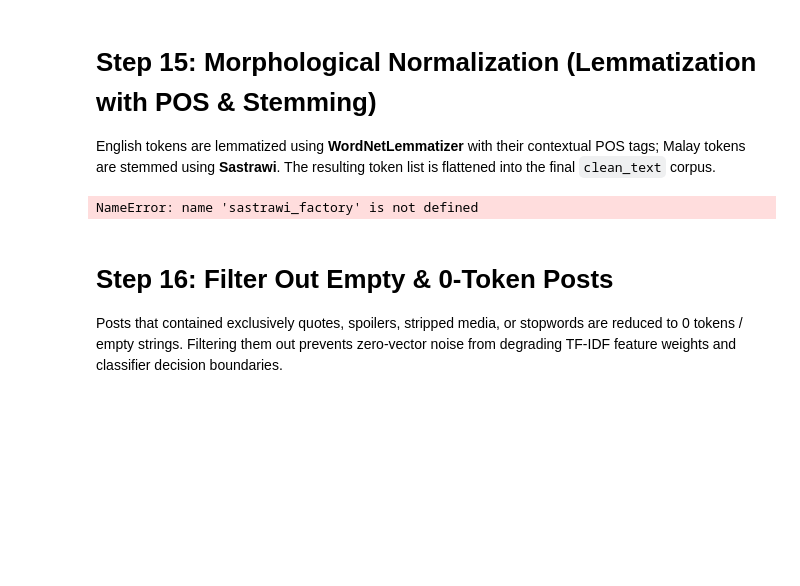
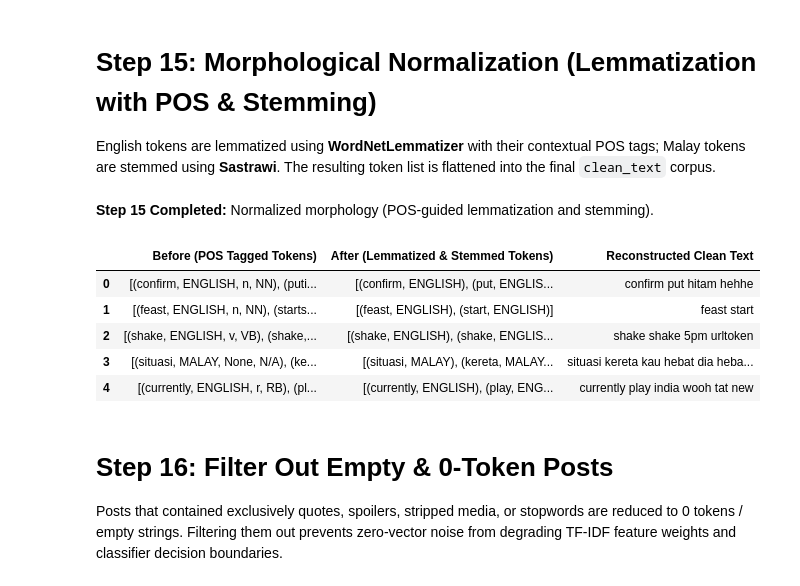
Before and after one commit to wjnotl/online-forum-communicative-intent-classification, a Jupyter notebook: intent classification.ipynb, the cells around one changed output. Drawn from its saved outputs; the diff is of its cells as text; code cells hidden in the pictures; blank space fills up the shorter version.

```diff
--- a/intent classification.ipynb
+++ b/intent classification.ipynb
@@ -1232,36 +1232,44 @@ display(sample_pos_df)
 English tokens are lemmatized using **WordNetLemmatizer** with their contextual POS tags; Malay tokens are stemmed using **Sastrawi**. The resulting token list is flattened into the final `clean_text` corpus.
 # %%
 from nltk.stem import WordNetLemmatizer
+from Sastrawi.Stemmer.StemmerFactory import StemmerFactory
 
 nltk_download('wordnet', quiet=True)
 
 lemmatizer = WordNetLemmatizer()
-malay_stemmer = sastrawi_factory.create_stemmer()
+stemmer_factory = StemmerFactory()
+malay_stemmer = stemmer_factory.create_stemmer()
 def lemmatize_and_stem(pos_tagged_tokens):
     processed = []
     for word, lang_tag, wn_pos, _ in pos_tagged_tokens:
         if lang_tag == "ENGLISH":
             # Lemmatize using contextual WordNet POS tag
             processed.append((lemmatizer.lemmatize(word, pos=wn_pos), lang_tag))
         elif lang_tag == "MALAY":
             processed.append((malay_stemmer.stem(word), lang_tag))
         else:
             processed.append((word, lang_tag))
     return processed
 
 # Apply Step 15
 df['morph_tokens'] = df['pos_tagged_tokens'].apply(lemmatize_and_stem)
 df['clean_text'] = df['morph_tokens'].apply(lambda t_list: ' '.join([t[0] for t in t_list]))
 
 printmd("**Step 15 Completed:** Normalized morphology (POS-guided lemmatization and stemming).")
 sample_morph_df = pd.DataFrame({
     "Before (POS Tagged Tokens)": df['pos_tagged_tokens'].head(5),
     "After (Lemmatized & Stemmed Tokens)": df['morph_tokens'].head(5),
     "Reconstructed Clean Text": df['clean_text'].head(5)
 })
 display(sample_morph_df)
 # %% [output]
-NameError: name 'sastrawi_factory' is not defined
+**Step 15 Completed:** Normalized morphology (POS-guided lemmatization and stemming).
+|  | Before (POS Tagged Tokens) | After (Lemmatized & Stemmed Tokens) | Reconstructed Clean Text |
+| 0 | [(confirm, ENGLISH, n, NN), (puti... | [(confirm, ENGLISH), (put, ENGLIS... | confirm put hitam hehhe |
+| 1 | [(feast, ENGLISH, n, NN), (starts... | [(feast, ENGLISH), (start, ENGLISH)] | feast start |
+| 2 | [(shake, ENGLISH, v, VB), (shake,... | [(shake, ENGLISH), (shake, ENGLIS... | shake shake 5pm urltoken |
+| 3 | [(situasi, MALAY, None, N/A), (ke... | [(situasi, MALAY), (kereta, MALAY... | situasi kereta kau hebat dia heba... |
+| 4 | [(currently, ENGLISH, r, RB), (pl... | [(currently, ENGLISH), (play, ENG... | currently play india wooh tat new |
 # %% [markdown]
 # Step 16: Filter Out Empty & 0-Token Posts
 Posts that contained exclusively quotes, spoilers, stripped media, or stopwords are reduced to 0 tokens / empty strings. Filtering them out prevents zero-vector noise from degrading TF-IDF feature weights and classifier decision boundaries.
```
Also changed, not shown: parts of 18 cells of this notebook.
